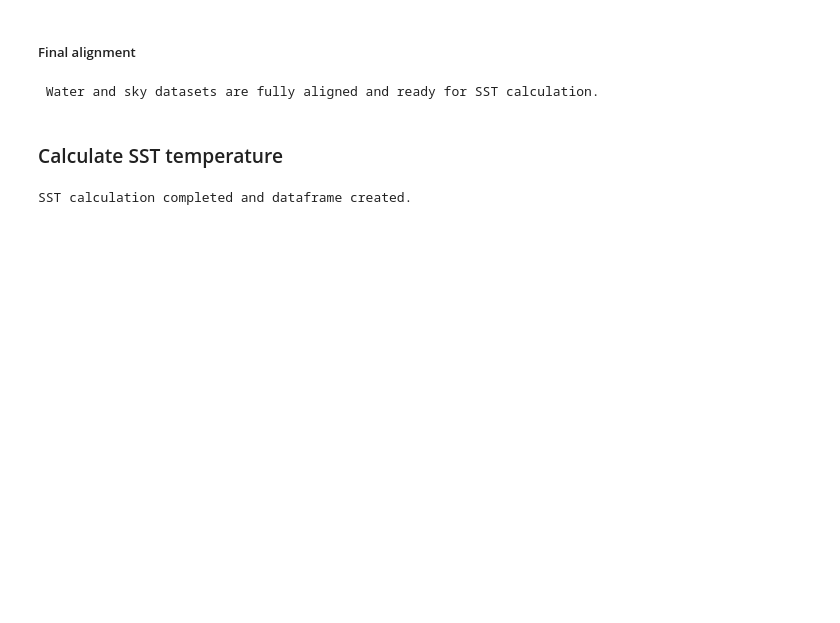
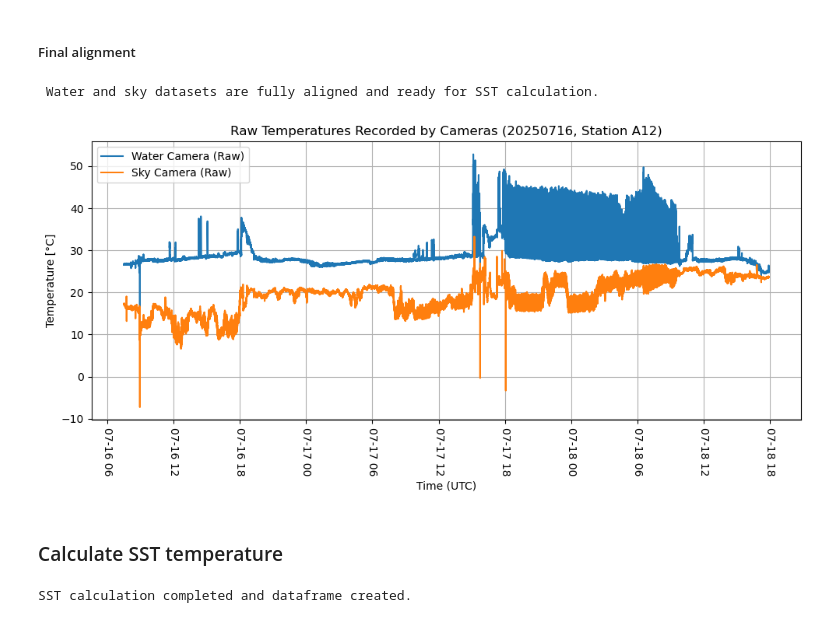
Before and after one commit to maibrittbergh/SST_RS_Meteor_2025, a Jupyter notebook: Infrared_cameras/postproc/postproc.ipynb, the cells around one changed output. Drawn from its saved outputs; the diff is of its cells as text; code cells hidden in the pictures; blank space fills up the shorter version.

```diff
--- a/Infrared_cameras/postproc/postproc.ipynb
+++ b/Infrared_cameras/postproc/postproc.ipynb
@@ -377,6 +365,38 @@ if not (df_water_overlap_aligned['Time'].values == df_sky_overlap_aligned['Time'
 print(" Water and sky datasets are fully aligned and ready for SST calculation.")
 # %% [output]
  Water and sky datasets are fully aligned and ready for SST calculation.
+# %%
+# === Plot raw temperatures from both cameras ===
+plt.figure(figsize=(10, 5))
+
+# Plot water camera temperatures
+plt.plot(
+    df_water_overlap_aligned["Time"],
+    df_water_overlap_aligned["Target(°C)_water"],
+    label="Water Camera (Raw)",
+)
+
+# Plot sky camera temperatures
+plt.plot(
+    df_sky_overlap_aligned["Time"],
+    df_sky_overlap_aligned["Target(°C)_sky"],
+    label="Sky Camera (Raw)"
+)
+
+# Add labels, title, and legend
+plt.xlabel("Time (UTC)")
+plt.ylabel("Temperature [°C]")
+plt.title(f"Raw Temperatures Recorded by Cameras ({date_str}, Station {ID})")
+plt.xticks(rotation=-90)
+plt.legend()
+plt.grid(True)
+plt.tight_layout()
+plt.savefig(results_dir / f"plots/raw_temp_cameras/{date_str}_{ID}_17_IR_raw_water_sky.png", dpi = 300)
+
+# Show the plot
+plt.show()
+# %% [output]
+[figure, added]
 # %% [markdown]
 ### Calculate SST temperature
 # %%
```
Also changed, not shown: parts of 8 cells of this notebook, 39 other files.
